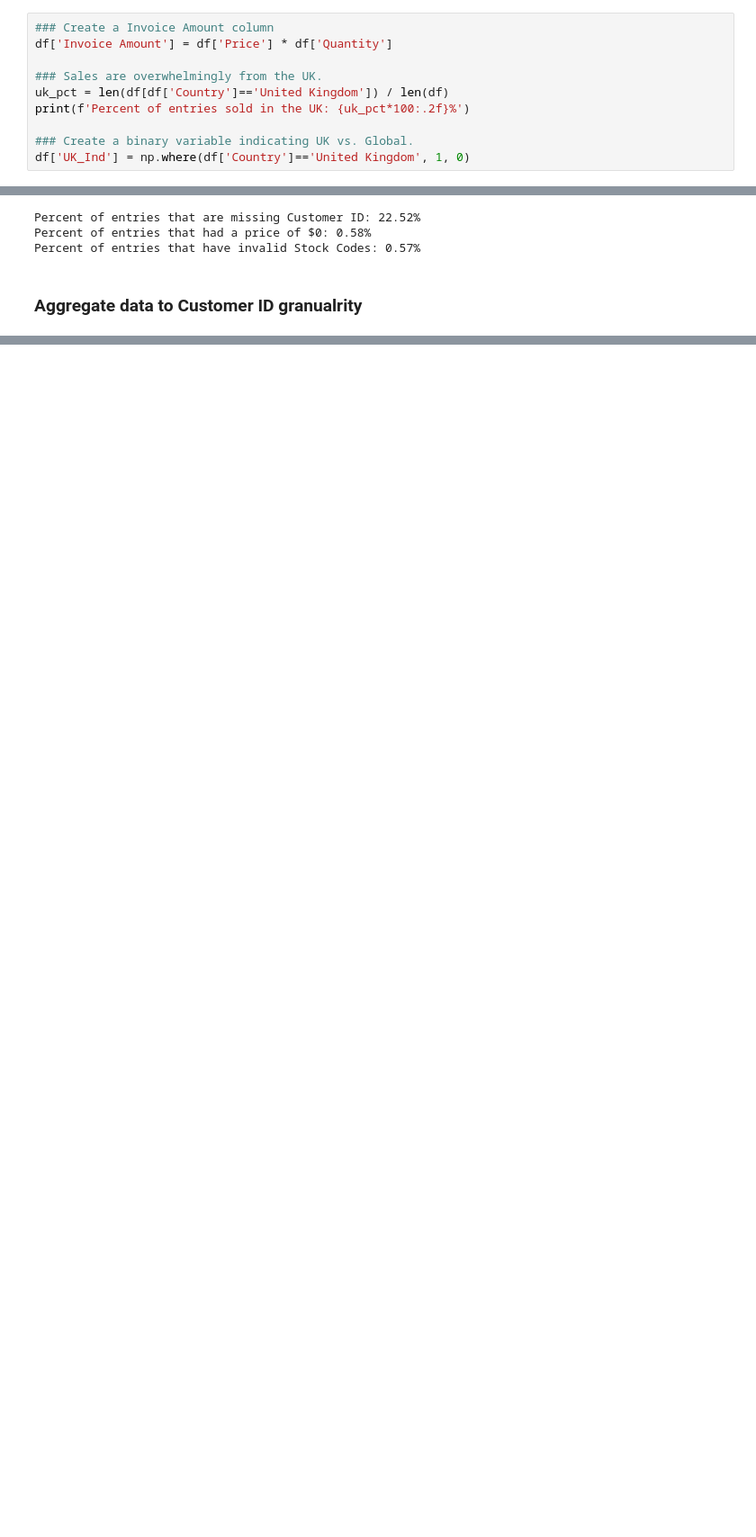
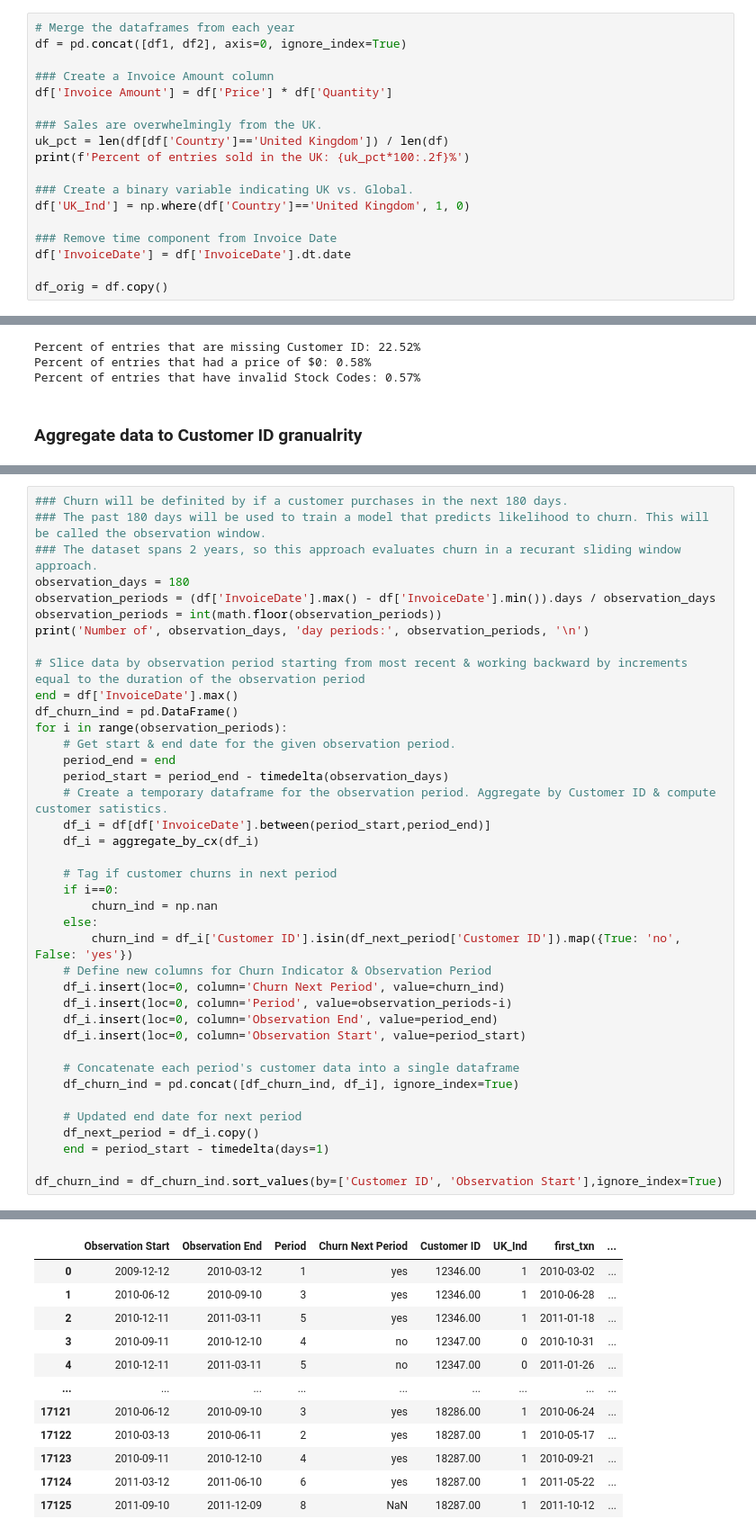
Before and after one commit to hunterphelan/Churn-Prediction, a Jupyter notebook: analysis_v1.0.ipynb, the cells around one changed output, grey strips where cells are left out. Shown at 90% size. Drawn from its saved outputs; the diff is of its cells as text; blank space fills up the shorter version.

Commit message:
Update: Window Logic

```diff
--- a/analysis_v1.0.ipynb
+++ b/analysis_v1.0.ipynb
@@ -47,6 +40,9 @@ df.head()
 # %% [markdown]
 ### Define new factors
 # %%
+# Merge the dataframes from each year
+df = pd.concat([df1, df2], axis=0, ignore_index=True)
+
 ### Create a Invoice Amount column
 df['Invoice Amount'] = df['Price'] * df['Quantity']
 
@@ -56,6 +52,11 @@ print(f'Percent of entries sold in the UK: {uk_pct*100:.2f}%')
 
 ### Create a binary variable indicating UK vs. Global.
 df['UK_Ind'] = np.where(df['Country']=='United Kingdom', 1, 0)
+
+### Remove time component from Invoice Date
+df['InvoiceDate'] = df['InvoiceDate'].dt.date
+
+df_orig = df.copy()
 # %% [output]
 Percent of entries sold in the UK: 91.88%
 # %% [markdown]
@@ -147,3 +145,43 @@ multi_market_cx = sum(cx_market>1)
 print('Number of customers in multiple markets:', multi_market_cx)
 # %% [output]
 Number of customers in multiple markets: 0
+# %%
+### Churn will be definited by if a customer purchases in the next 180 days.
+### The past 180 days will be used to train a model that predicts likelihood to churn. This will be called the observation window.
+### The dataset spans 2 years, so this approach evaluates churn in a recurant sliding window approach.
+observation_days = 180
+observation_periods = (df['InvoiceDate'].max() - df['InvoiceDate'].min()).days / observation_days
+observation_periods = int(math.floor(observation_periods))
+print('Number of', observation_days, 'day periods:', observation_periods, '\n')
+
+# Slice data by observation period starting from most recent & working backward by increments equal to the duration of the observation period
+end = df['InvoiceDate'].max()
+df_churn_ind = pd.DataFrame()
+for i in range(observation_periods):
+    # Get start & end date for the given observation period.
+    period_end = end
+    period_start = period_end - timedelta(observation_days)
+    # Create a temporary dataframe for the observation period. Aggregate by Customer ID & compute customer satistics.
+    df_i = df[df['InvoiceDate'].between(period_start,period_end)]
+    df_i = aggregate_by_cx(df_i)
+
+    # Tag if customer churns in next period
+    if i==0:
+        churn_ind = np.nan
+    else:
+        churn_ind = df_i['Customer ID'].isin(df_next_period['Customer ID']).map({True: 'no', False: 'yes'})
+    # Define new columns for Churn Indicator & Observation Period
+    df_i.insert(loc=0, column='Churn Next Period', value=churn_ind)
+    df_i.insert(loc=0, column='Period', value=observation_periods-i)
+    df_i.insert(loc=0, column='Observation End', value=period_end)
+    df_i.insert(loc=0, column='Observation Start', value=period_start)
+
+    # Concatenate each period's customer data into a single dataframe
+    df_churn_ind = pd.concat([df_churn_ind, df_i], ignore_index=True)
+
+    # Updated end date for next period
+    df_next_period = df_i.copy()
+    end = period_start - timedelta(days=1)
+
+df_churn_ind = df_churn_ind.sort_values(by=['Customer ID', 'Observation Start'],ignore_index=True)
+# %% [output]
@@ -149,0 +189,12 @@ Number of customers in multiple markets: 0
+|  | Observation Start | Observation End | Period | Churn Next Period | Customer ID | UK_Ind | first_txn | ... |
+| 0 | 2009-12-12 | 2010-03-12 | 1 | yes | 12346.00 | 1 | 2010-03-02 | ... |
+| 1 | 2010-06-12 | 2010-09-10 | 3 | yes | 12346.00 | 1 | 2010-06-28 | ... |
+| 2 | 2010-12-11 | 2011-03-11 | 5 | yes | 12346.00 | 1 | 2011-01-18 | ... |
+| 3 | 2010-09-11 | 2010-12-10 | 4 | no | 12347.00 | 0 | 2010-10-31 | ... |
+| 4 | 2010-12-11 | 2011-03-11 | 5 | no | 12347.00 | 0 | 2011-01-26 | ... |
+| ... | ... | ... | ... | ... | ... | ... | ... | ... |
+| 17121 | 2010-06-12 | 2010-09-10 | 3 | yes | 18286.00 | 1 | 2010-06-24 | ... |
+| 17122 | 2010-03-13 | 2010-06-11 | 2 | yes | 18287.00 | 1 | 2010-05-17 | ... |
+| 17123 | 2010-09-11 | 2010-12-10 | 4 | yes | 18287.00 | 1 | 2010-09-21 | ... |
+| 17124 | 2011-03-12 | 2011-06-10 | 6 | yes | 18287.00 | 1 | 2011-05-22 | ... |
+| 17125 | 2011-09-10 | 2011-12-09 | 8 | NaN | 18287.00 | 1 | 2011-10-12 | ... |
```
Also changed, not shown: parts of 7 cells of this notebook, 2 other files.
